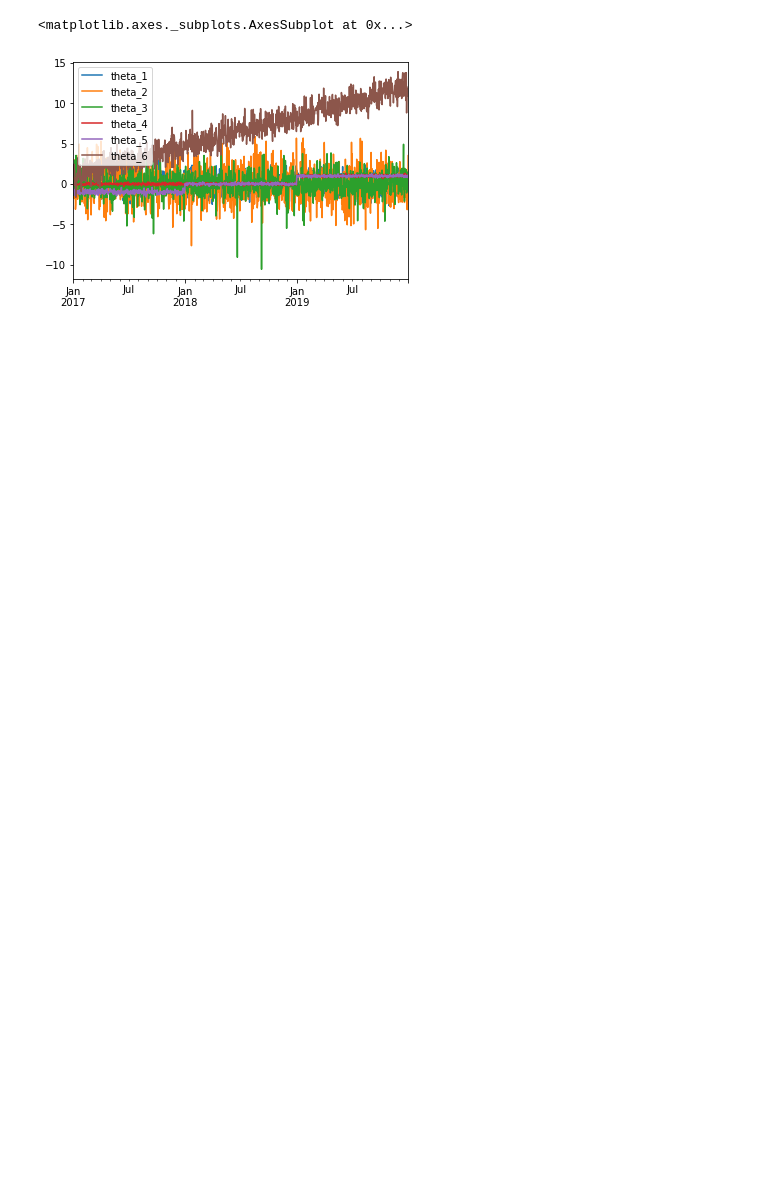
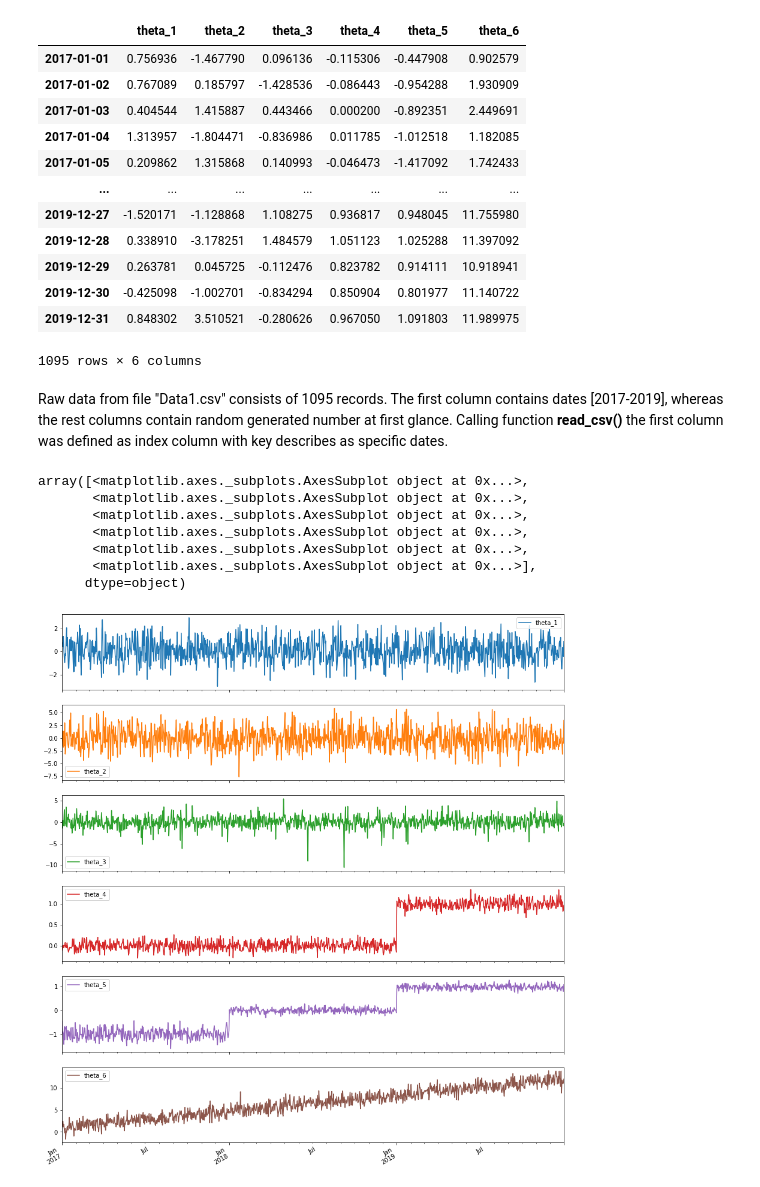
Before and after one commit to hmilanowski/CPS_DA, a Jupyter notebook: Lab01.ipynb, the cells around one changed output. Saved outputs shown, nothing was run; the diff lists cells and outputs as text; code cells hidden in the pictures; blank space fills up the shorter version.

```diff
--- a/Lab01.ipynb
+++ b/Lab01.ipynb
@@ -5,7 +5,32 @@ import numpy as np
 import seaborn as sns
 # %%
 df = pd.read_csv('Data1.csv', header=0, index_col=0, parse_dates=True)
-df.plot()
+df
 # %% [output]
+|  | theta_1 | theta_2 | theta_3 | theta_4 | theta_5 | theta_6 |
+| 2017-01-01 | 0.756936 | -1.467790 | 0.096136 | -0.115306 | -0.447908 | 0.902579 |
+| 2017-01-02 | 0.767089 | 0.185797 | -1.428536 | -0.086443 | -0.954288 | 1.930909 |
+| 2017-01-03 | 0.404544 | 1.415887 | 0.443466 | 0.000200 | -0.892351 | 2.449691 |
+| 2017-01-04 | 1.313957 | -1.804471 | -0.836986 | 0.011785 | -1.012518 | 1.182085 |
+| 2017-01-05 | 0.209862 | 1.315868 | 0.140993 | -0.046473 | -1.417092 | 1.742433 |
+| ... | ... | ... | ... | ... | ... | ... |
+| 2019-12-27 | -1.520171 | -1.128868 | 1.108275 | 0.936817 | 0.948045 | 11.755980 |
+| 2019-12-28 | 0.338910 | -3.178251 | 1.484579 | 1.051123 | 1.025288 | 11.397092 |
+| 2019-12-29 | 0.263781 | 0.045725 | -0.112476 | 0.823782 | 0.914111 | 10.918941 |
+| 2019-12-30 | -0.425098 | -1.002701 | -0.834294 | 0.850904 | 0.801977 | 11.140722 |
+| 2019-12-31 | 0.848302 | 3.510521 | -0.280626 | 0.967050 | 1.091803 | 11.989975 |
-<matplotlib.axes._subplots.AxesSubplot at 0x...>
+1095 rows × 6 columns
-[figure, removed]
+# %% [markdown]
+Raw data from file "Data1.csv" consists of 1095 records. The first column contains dates [2017-2019], whereas the rest columns contain random generated number at first glance. Calling function **read_csv()** the first column was defined as index column with key describes as specific dates.
+# %%
+# Plotting data, each column in separate subplot, figsize defined by parameters
+df.plot(y=df.columns.array, subplots=True, figsize=(15, len(df.columns.array)*3))
+# %% [output]
+array([<matplotlib.axes._subplots.AxesSubplot object at 0x...>,
+       <matplotlib.axes._subplots.AxesSubplot object at 0x...>,
+       <matplotlib.axes._subplots.AxesSubplot object at 0x...>,
+       <matplotlib.axes._subplots.AxesSubplot object at 0x...>,
+       <matplotlib.axes._subplots.AxesSubplot object at 0x...>,
+       <matplotlib.axes._subplots.AxesSubplot object at 0x...>],
+      dtype=object)
+[figure, added]
```
Also changed, not shown: parts of 8 cells of this notebook.
